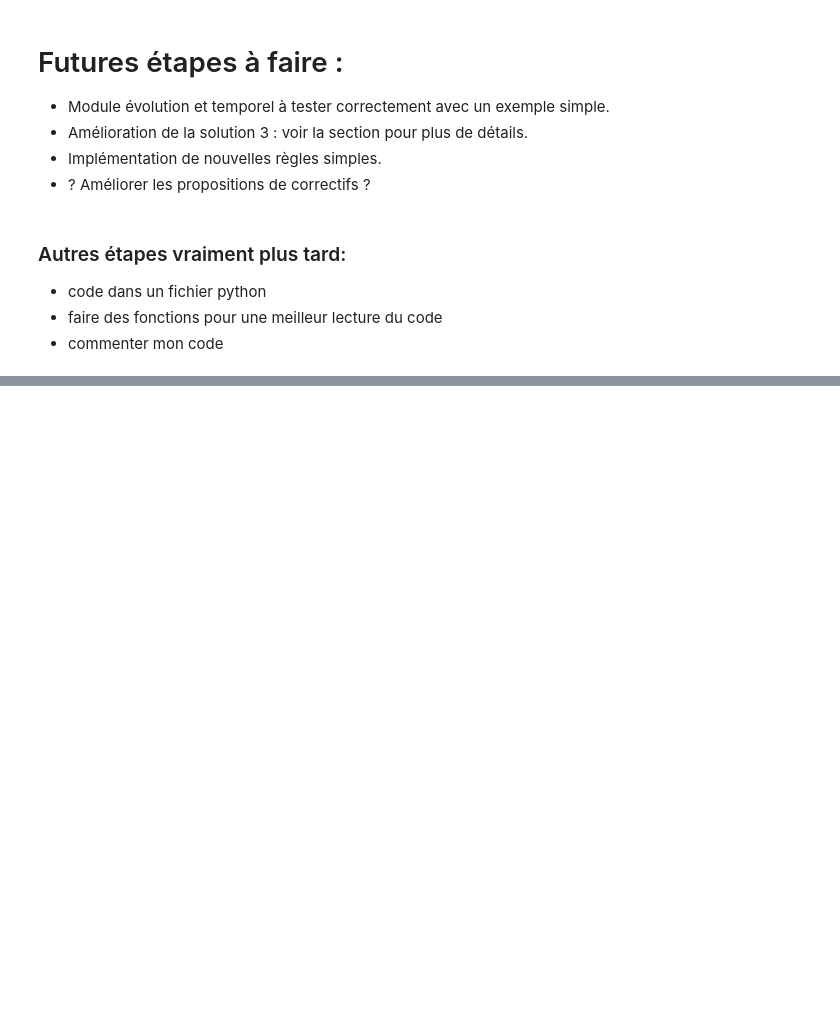
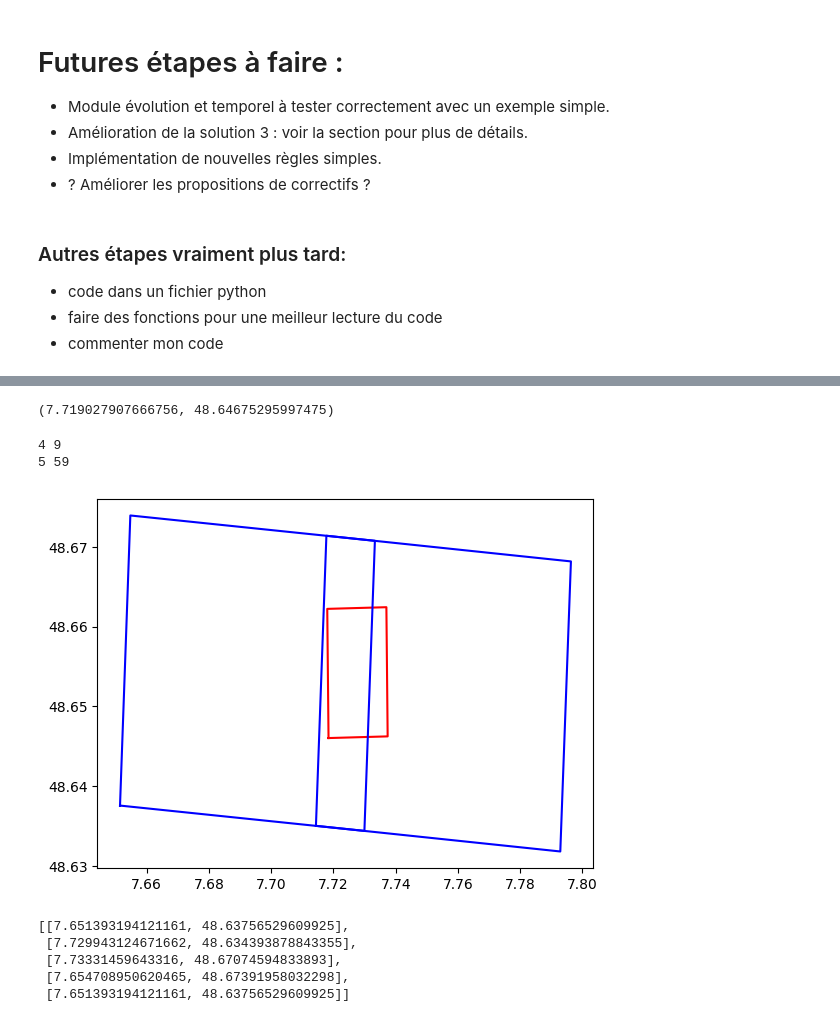
Before and after one commit to MaximeMAIRE/Stage_Representation_of_geographical_objects, a Jupyter notebook: projet/reasoner_Java/onto_test.ipynb, the cells around one changed output, grey strips where cells are left out. Drawn from its saved outputs; the diff is of its cells as text; code cells hidden in the pictures; blank space fills up the shorter version.

```diff
--- a/projet/reasoner_Java/onto_test.ipynb
+++ b/projet/reasoner_Java/onto_test.ipynb
@@ -1256,0 +1221,7 @@ if val_incon == False:
+# %%
+import pandas as pd
+import json
+df = pd.read_json("plu_decoupage.json")
+# %%
+df['coordinates'] = df['geo_shape'].apply(lambda x: x['geometry']['coordinates'])
+print(df[['geo_shape', 'coordinates']])
@@ -1256,0 +1246,36 @@ if val_incon == False:
+# %%
+big_tab[8][6]
+# %% [output]
+(7.719027907666756, 48.64675295997475)
+# %%
+tab_to_keep = []
+# %%
+df_5000 = df.loc[df['echelle'] == '1/5000']
+fig, ax = plt.subplots()
+coords = extract_coordinates(kml_file)
+polygon_image = Polygon(coords)
+ax.plot(*polygon_image.exterior.xy, color='red')
+
+for i in df_5000.index:
+    liste_coords = df["coordinates"][i]
+    liste_coords = liste_coords[0]
+    # test si ce polygone contient un ensemble avec notre image
+    polygon_temp = Polygon(liste_coords)
+
+    x = polygon_temp.intersection(polygon_image)
+    if(x):
+        ax.plot(*polygon_temp.exterior.xy, color='blue')
+        print(df_5000["num_planche"][i],i)
+        #créer les zones ici
+        tab_to_keep.append(liste_coords)
+
+
+for j in big_tab :
+    for i in j:
+        point = Point(i[0], i[1])
+        # ax.plot(point.x, point.y, marker='.', color='green')
+plt.show()
+# %% [output]
+4 9
+5 59
+[figure, added]
@@ -1256,0 +1292,8 @@ if val_incon == False:
+# %%
+tab_to_keep[0]
+# %% [output]
+[[7.651393194121161, 48.63756529609925],
+ [7.729943124671662, 48.634393878843355],
+ [7.73331459643316, 48.67074594833893],
+ [7.654708950620465, 48.67391958032298],
+ [7.651393194121161, 48.63756529609925]]
```
Also changed, not shown: parts of 43 cells of this notebook, 10 other files.
